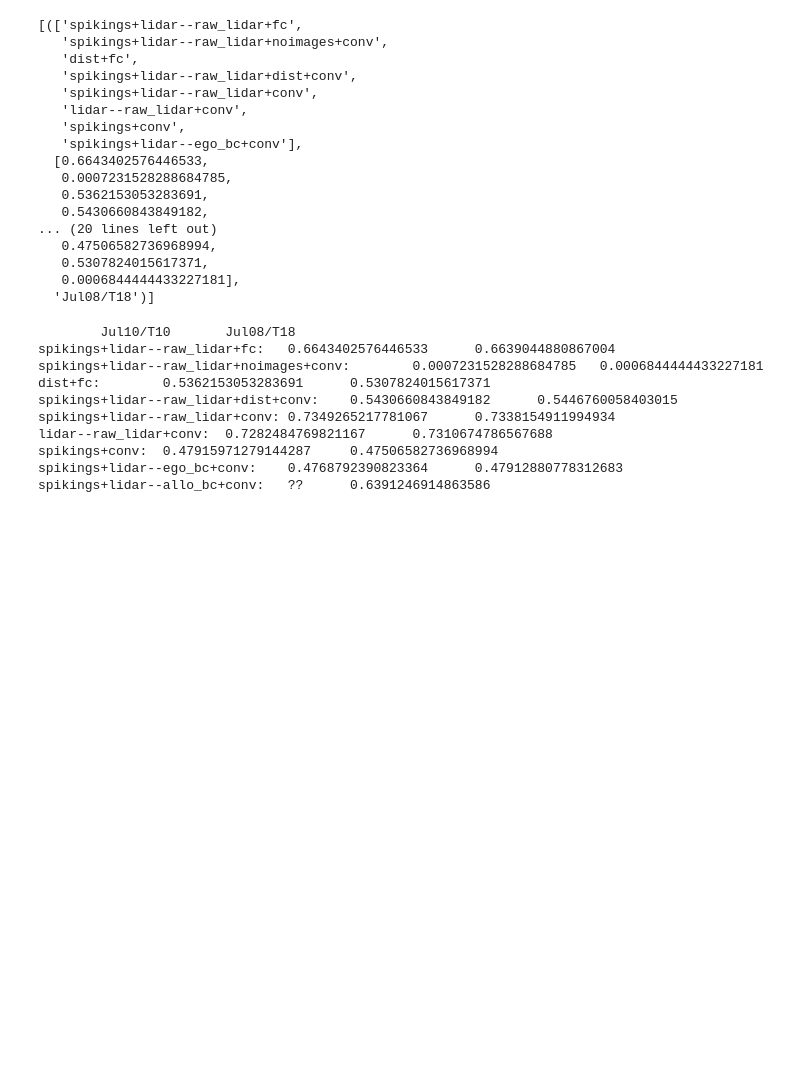
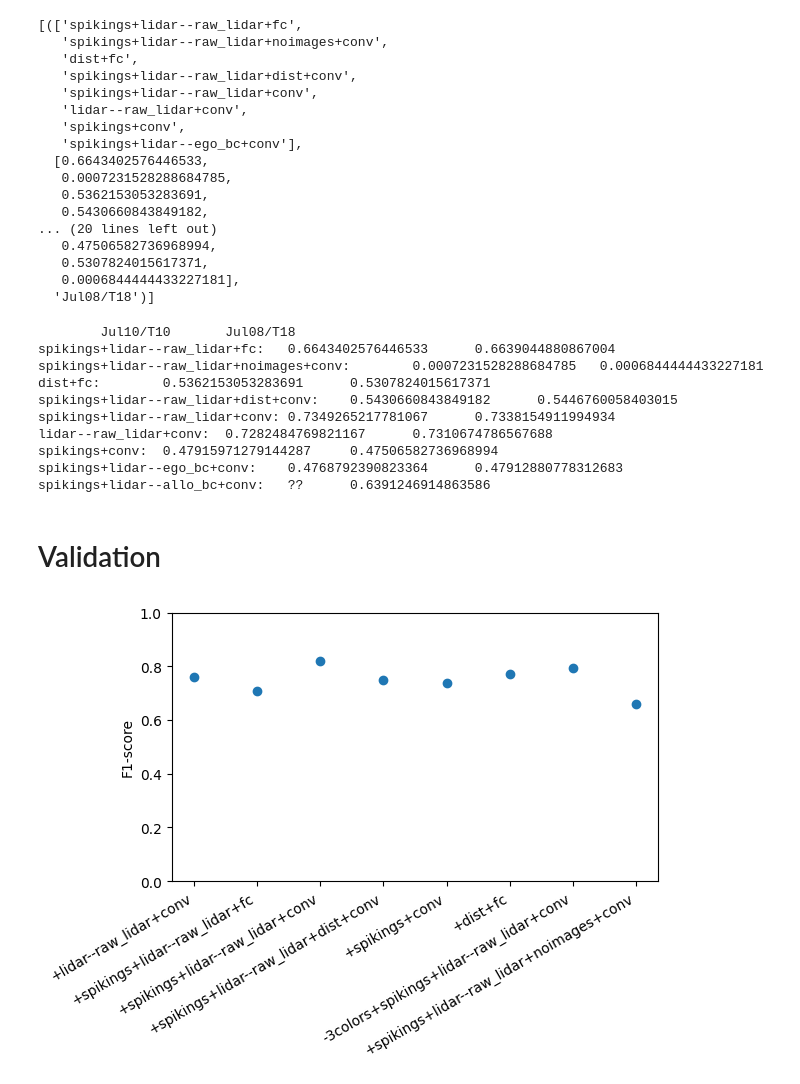
Before and after one commit to Warggr/bio-inspired-navigation, a Jupyter notebook: scripts/train_results.ipynb, the cells around one changed output. Drawn from its saved outputs; the diff is of its cells as text; code cells hidden in the pictures; blank space fills up the shorter version.

```diff
--- a/scripts/train_results.ipynb
+++ b/scripts/train_results.ipynb
@@ -386,3 +388,13 @@ lidar--raw_lidar+conv:  0.7282484769821167      0.7310674786567688
 spikings+conv:  0.47915971279144287     0.47506582736968994
 spikings+lidar--ego_bc+conv:    0.4768792390823364      0.47912880778312683
 spikings+lidar--allo_bc+conv:   ??      0.6391246914863586
+# %% [markdown]
+# Validation
+# %%
+runs = filter_runs(
+    data,
+    lambda date: date == 'Aug27/T13',
+)
+_fig = plot_runs(runs)
+# %% [output]
+[figure, added]
```
Also changed, not shown: parts of 5 cells of this notebook, 12 other files.
